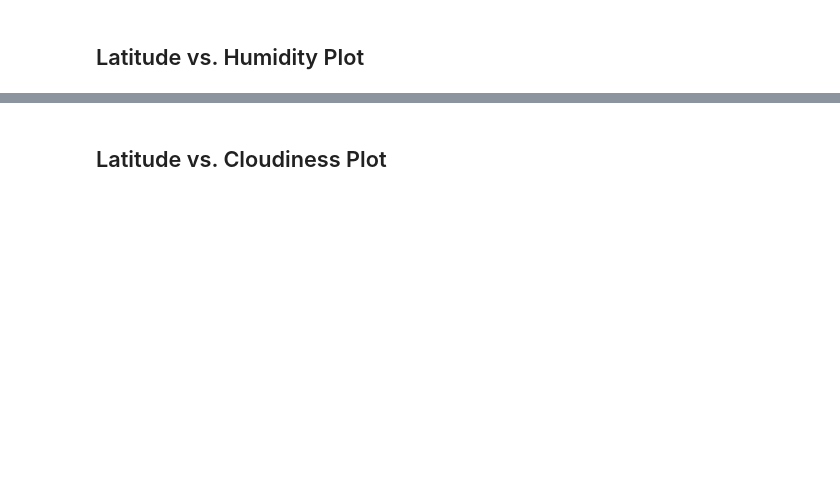
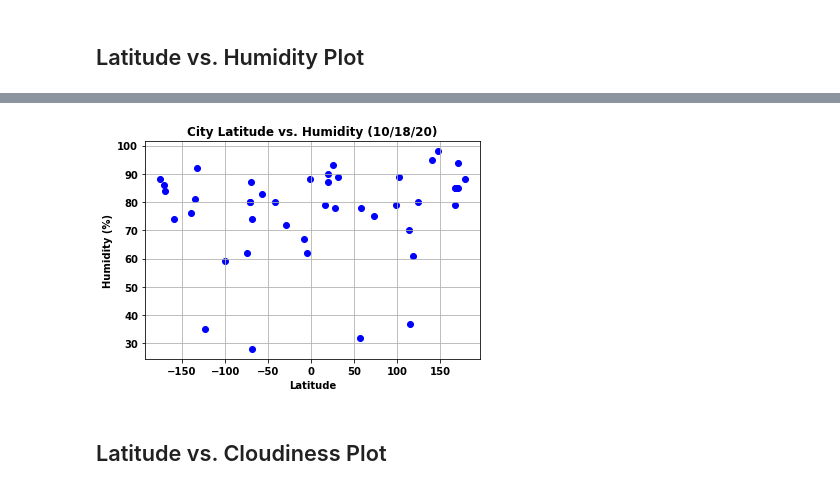
Before and after one commit to amblakemore/UCI_Homework_Blakemore, a Jupyter notebook: Python_API_Challenge/WeatherPy/WeatherPy.ipynb, the cells around one changed output, grey strips where cells are left out. Cells and saved outputs as stored; diff of their text form; code cells hidden in the pictures; blank space fills up the shorter version.

```diff
--- a/Python_API_Challenge/WeatherPy/WeatherPy.ipynb
+++ b/Python_API_Challenge/WeatherPy/WeatherPy.ipynb
@@ -179,2 +187,12 @@ Int64Index([], dtype='int64')
+# %%
+# Create the Scatter Plot
+plt.scatter(city_df["lat"], city_df["humidity"], facecolor= "blue")
+plt.title("City Latitude vs. Humidity (10/18/20)")
+plt.xlabel("Latitude")
+plt.ylabel("Humidity (%)")
+plt.grid()
+#plt.savefig(Images/CityLatitudevsHumidity.png)
+# %% [output]
+[figure, added]
 # %% [markdown]
 ## Latitude vs. Cloudiness Plot
```
Also changed, not shown: parts of 13 cells of this notebook, 2 other files.
